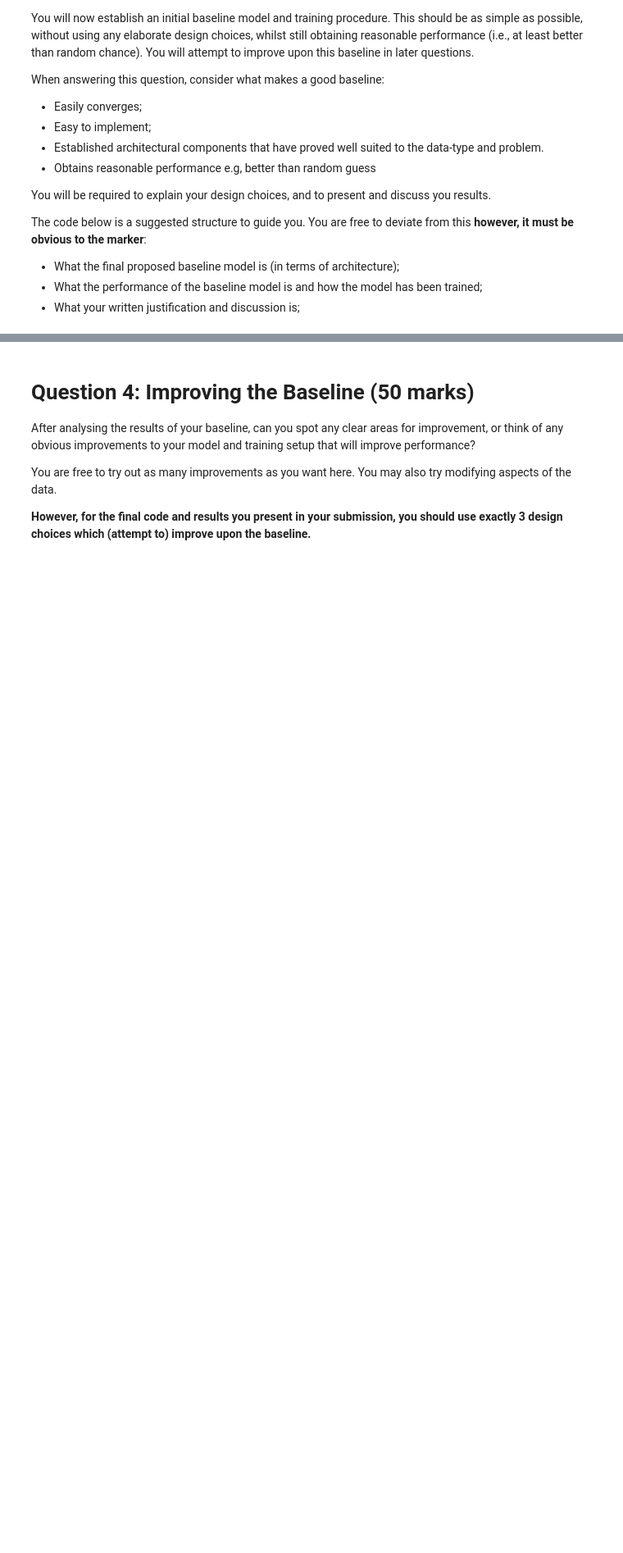
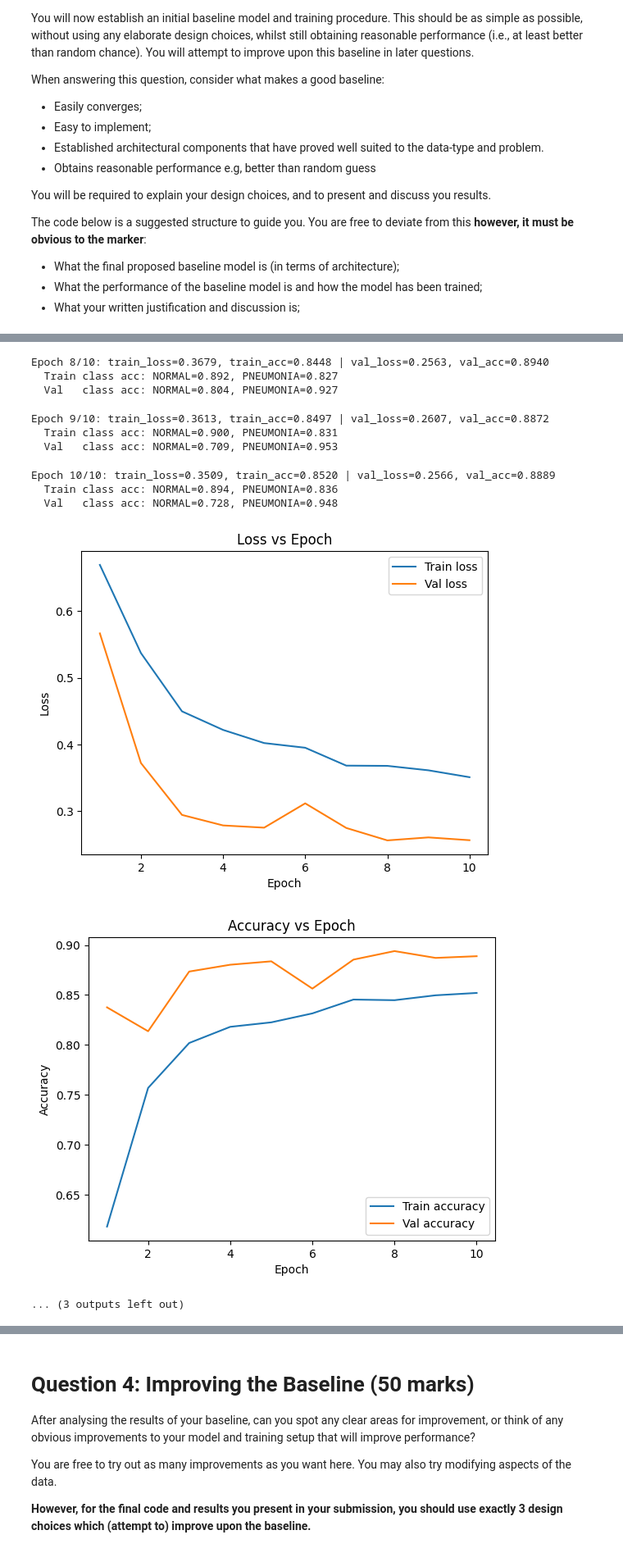
Before and after one commit to robotics-hana/deeplearning, a Jupyter notebook: COMP0188_CW1_Questions.ipynb, the cells around one changed output, grey strips where cells are left out. Shown: that part at 82% size. Drawn from its saved outputs; the diff is of its cells as text; code cells hidden in the pictures; blank space fills up the shorter version.

```diff
--- a/COMP0188_CW1_Questions.ipynb
+++ b/COMP0188_CW1_Questions.ipynb
@@ -192,0 +253,17 @@ _Insert brief discussion of analysis here_
+# %%
+# Analysis 2
+
+sample_images = []
+
+for cls in classes:
+    sample_path = os.path.join(new_dataset_path, 'train', cls)
+    img_name = os.listdir(sample_path)[0]
+    img = Image.open(os.path.join(sample_path, img_name))
+    sample_images.append((cls, img))
+
+for cls, img in sample_images:
+    img_array = np.array(img)
+    print(f"\nClass: {cls}")
+    print("  Image size:", img.size)
+    print("  Array shape:", img_array.shape)
+    print("  Pixel range:", img_array.min(), "to", img_array.max())
@@ -198,4 +293,4 @@ Here, you should load the dataset into torch dataloaders, performing any preproc
 Within the ChestXrayDataset class, the root_dir parameter is a string defining the directory containing the "train", "val" and "test" folders.
 # %%
 dataset_path = "chest_xray_dataset_new_split"
-batch_size =
+batch_size =12
@@ -279,6 +442,6 @@ The code below is a suggested structure to guide you. You are free to deviate fr
 * What the performance of the baseline model is and how the model has been trained;
 * What your written justification and discussion is;
 # %%
-num_epochs =
+num_epochs = 10
 use_wandb = False  # Set to True if you want to use wandb
-lr =
+lr = 1e-3
@@ -334,0 +504,13 @@ def plot_training_curves(train_losses, train_accuracies, val_losses, val_accurac
+# %%
+def update_confusion(cm, preds, labels):
+    for p, t in zip(preds.view(-1), labels.view(-1)):
+        cm[t.long(), p.long()] += 1
+    return cm
+
+def class_accuracy_from_cm(cm):
+    # row = true class, col = predicted class
+    accs = {}
+    for c in range(cm.shape[0]):
+        denom = cm[c].sum().item()
+        accs[c] = (cm[c, c].item() / denom) if denom > 0 else float('nan')
+    return accs
@@ -341,6 +660,15 @@ model = SimpleModel().to(device)
         #                              YOUR CODE HERE                          #
         ########################################################################
 
+num_epochs = 10
+lr = 1e-3
+use_wandb = False
+
+train_labels = [lbl for _, lbl in train_dataset.images]
+counts = np.bincount(train_labels, minlength=2)
+
+criterion = nn.CrossEntropyLoss(weight=class_weights)
+optimizer = optim.Adam(model.parameters(), lr=lr)
 
 
         ########################################################################
@@ -358,3 +686,4 @@ plot_training_curves(train_losses, train_accuracies, val_losses, val_accuracies,
 # Save the model
 torch.save(model.state_dict(), 'chest_xray_model.pth')
 print("Model saved as 'chest_xray_model.pth'")
+# %% [output]
@@ -361 +711,13 @@ print("Model saved as 'chest_xray_model.pth'")
+Epoch 8/10: train_loss=0.3679, train_acc=0.8448 | val_loss=0.2563, val_acc=0.8940
+  Train class acc: NORMAL=0.892, PNEUMONIA=0.827
+  Val   class acc: NORMAL=0.804, PNEUMONIA=0.927
+Epoch 9/10: train_loss=0.3613, train_acc=0.8497 | val_loss=0.2607, val_acc=0.8872
+  Train class acc: NORMAL=0.900, PNEUMONIA=0.831
+  Val   class acc: NORMAL=0.709, PNEUMONIA=0.953
+Epoch 10/10: train_loss=0.3509, train_acc=0.8520 | val_loss=0.2566, val_acc=0.8889
+  Train class acc: NORMAL=0.894, PNEUMONIA=0.836
+  Val   class acc: NORMAL=0.728, PNEUMONIA=0.948
+[figure, added]
+[figure, added]
+... (3 outputs left out)
 # %% [markdown]
```
Also changed, not shown: parts of 31 cells of this notebook.
